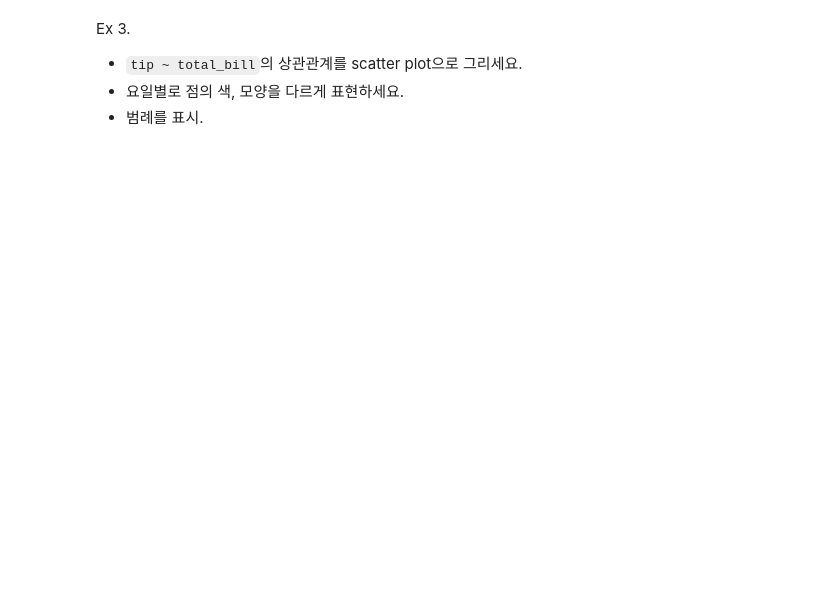
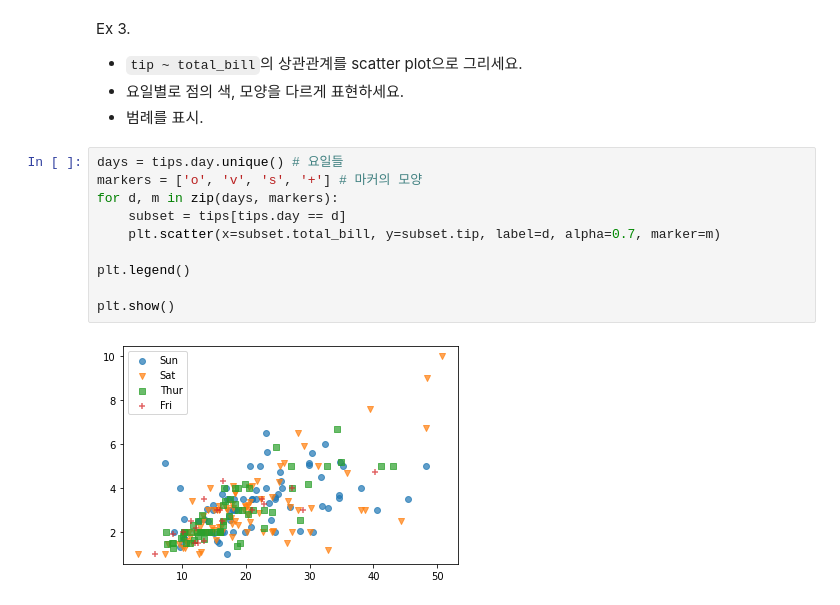
Before and after one commit to JMYoon90/JM_python, a Jupyter notebook: py21_matplotilb.ipynb, the cells around one changed output. Saved outputs shown, nothing was run; the diff lists cells and outputs as text; blank space fills up the shorter version.

```diff
--- a/py21_matplotilb.ipynb
+++ b/py21_matplotilb.ipynb
@@ -559,3 +589,15 @@ Ex 3.
 * `tip ~ total_bill`의 상관관계를 scatter plot으로 그리세요.
 * 요일별로 점의 색, 모양을 다르게 표현하세요.
 * 범례를 표시.
+# %%
+days = tips.day.unique() # 요일들
+markers = ['o', 'v', 's', '+'] # 마커의 모양
+for d, m in zip(days, markers):
+    subset = tips[tips.day == d]
+    plt.scatter(x=subset.total_bill, y=subset.tip, label=d, alpha=0.7, marker=m)
+
+plt.legend()
+
+plt.show()
+# %% [output]
+[figure, added]
```
Also changed, not shown: parts of 4 cells of this notebook.
